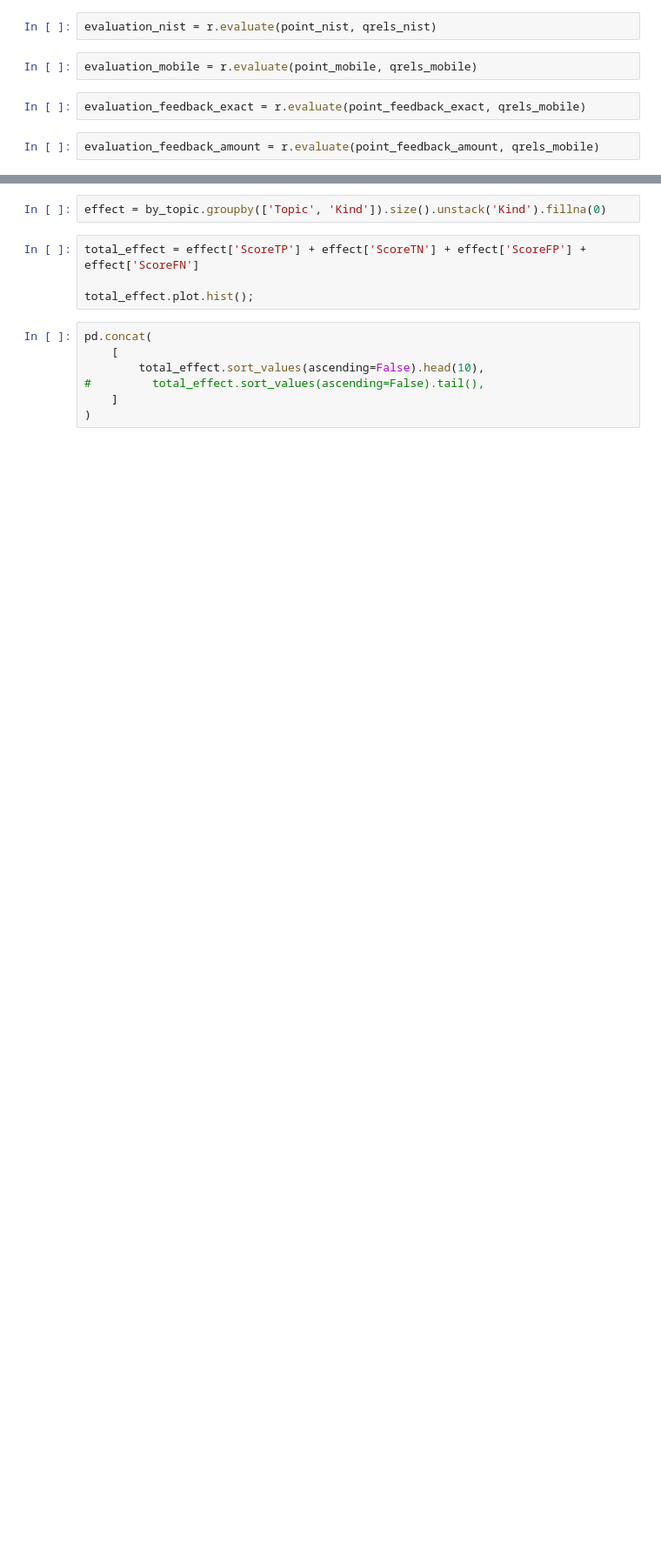
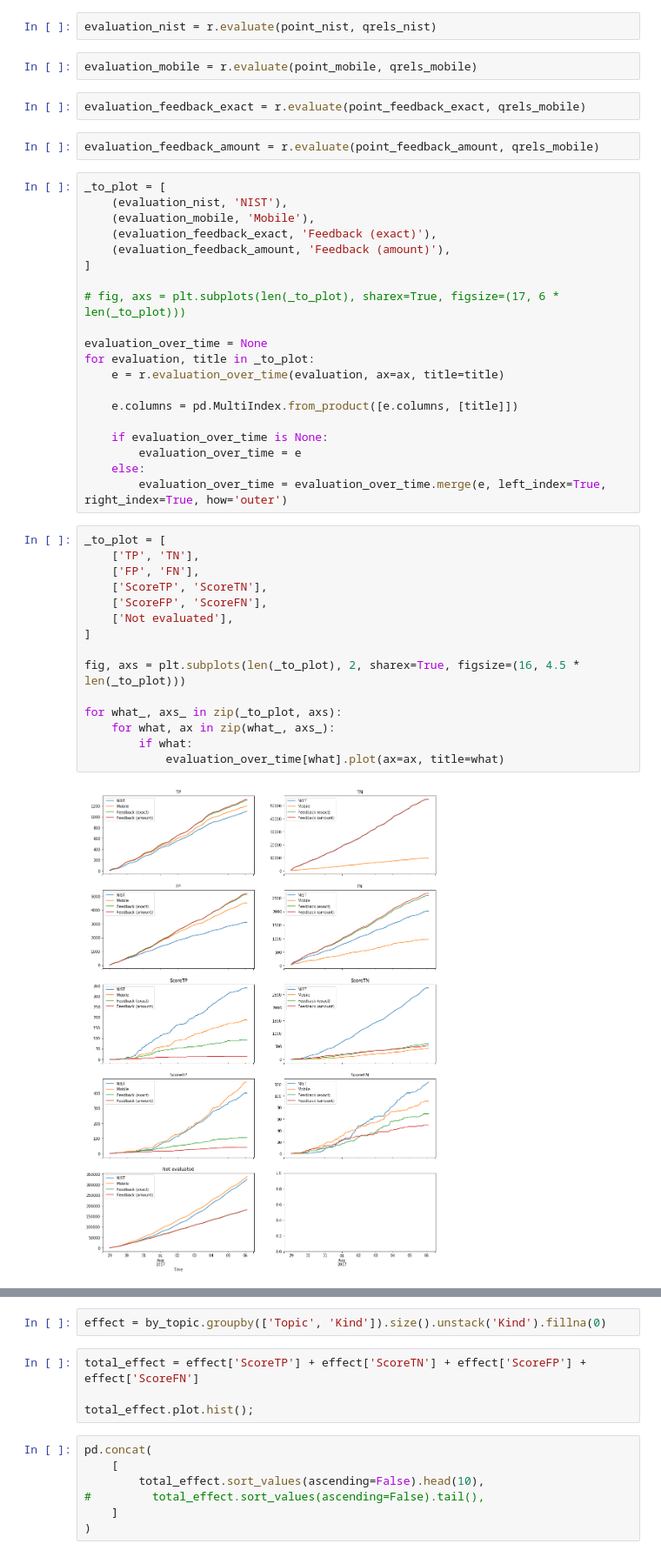
Before and after one commit to dimazest/flock, a Jupyter notebook: rocchio.ipynb, the cells around one changed output, grey strips where cells are left out. Shown: that part at 87% size. Cells and saved outputs as stored; diff of their text form; blank space fills up the shorter version.

```diff
--- a/rocchio.ipynb
+++ b/rocchio.ipynb
@@ -64,6 +64,43 @@ evaluation_mobile = r.evaluate(point_mobile, qrels_mobile)
 evaluation_feedback_exact = r.evaluate(point_feedback_exact, qrels_mobile)
 # %%
 evaluation_feedback_amount = r.evaluate(point_feedback_amount, qrels_mobile)
+# %%
+_to_plot = [
+    (evaluation_nist, 'NIST'),
+    (evaluation_mobile, 'Mobile'),
+    (evaluation_feedback_exact, 'Feedback (exact)'),
+    (evaluation_feedback_amount, 'Feedback (amount)'),
+]
+
+# fig, axs = plt.subplots(len(_to_plot), sharex=True, figsize=(17, 6 * len(_to_plot)))
+
+evaluation_over_time = None
+for evaluation, title in _to_plot:
+    e = r.evaluation_over_time(evaluation, ax=ax, title=title)
+
+    e.columns = pd.MultiIndex.from_product([e.columns, [title]])
+
+    if evaluation_over_time is None:
+        evaluation_over_time = e
+    else:
+        evaluation_over_time = evaluation_over_time.merge(e, left_index=True, right_index=True, how='outer')
+# %%
+_to_plot = [
+    ['TP', 'TN'],
+    ['FP', 'FN'],
+    ['ScoreTP', 'ScoreTN'],
+    ['ScoreFP', 'ScoreFN'],
+    ['Not evaluated'],
+]
+
+fig, axs = plt.subplots(len(_to_plot), 2, sharex=True, figsize=(16, 4.5 * len(_to_plot)))
+
+for what_, axs_ in zip(_to_plot, axs):
+    for what, ax in zip(what_, axs_):
+        if what:
+            evaluation_over_time[what].plot(ax=ax, title=what)
+# %% [output]
+[figure, added]
 # %%
 r.plot_evaluation(evaluation_nist);
 # %% [output]
```
Also changed, not shown: parts of 5 cells of this notebook, 1 other file.
